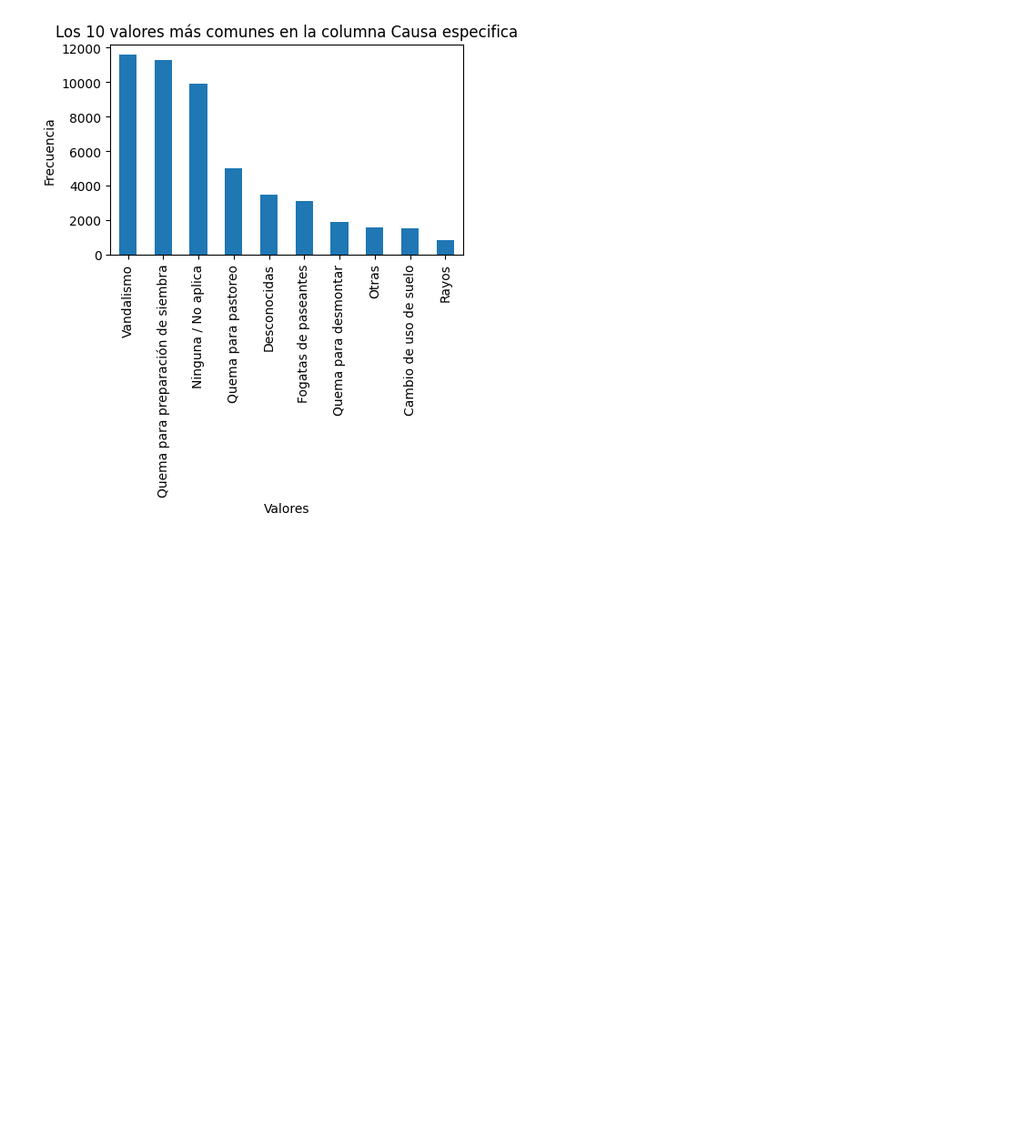
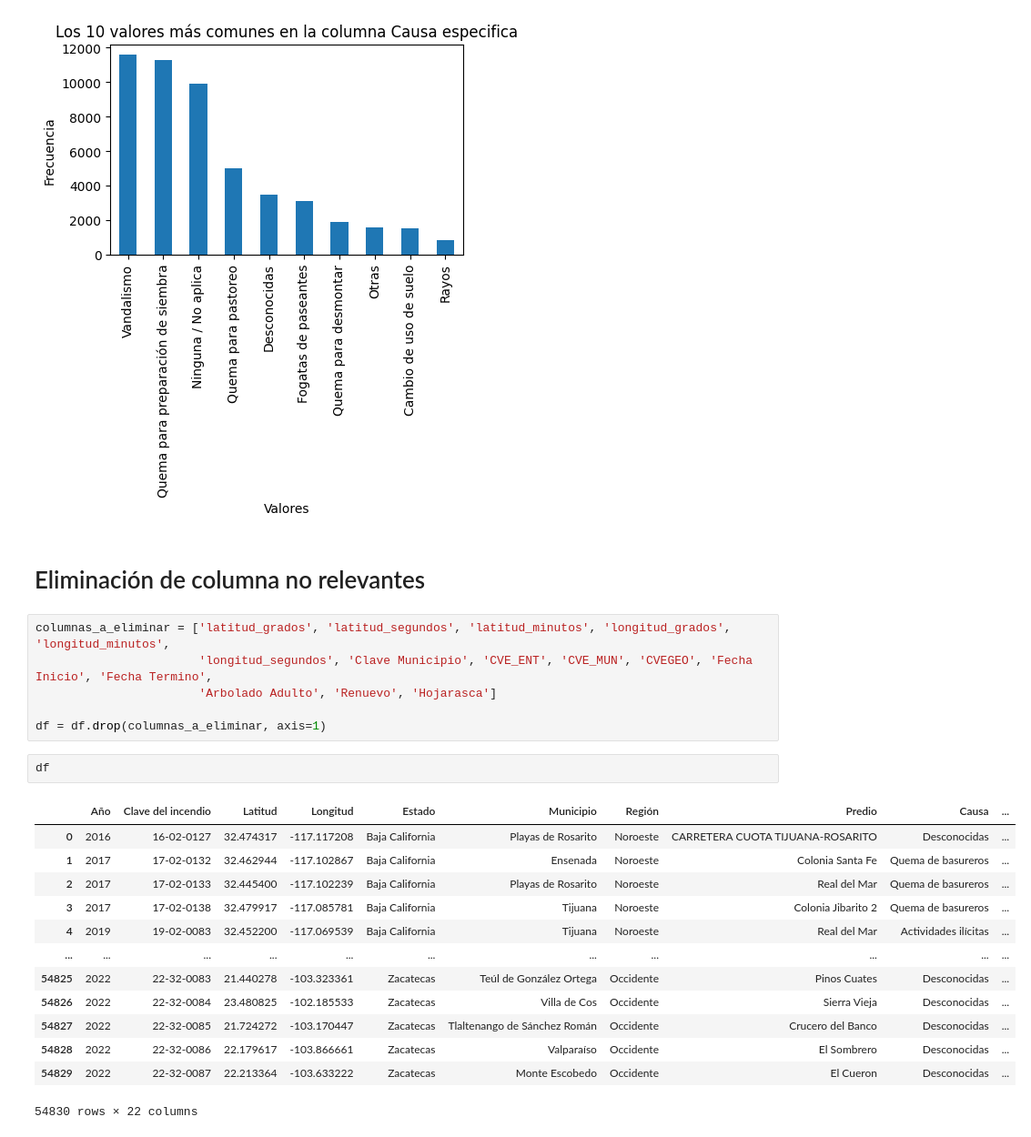
Before and after one commit to IrvingJ22/ForestFires_Mexico, a Jupyter notebook: firesData.ipynb, the cells around one changed output. Shown: that part at 91% size. Saved outputs shown, nothing was run; the diff lists cells and outputs as text; blank space fills up the shorter version.

```diff
--- a/firesData.ipynb
+++ b/firesData.ipynb
@@ -97,3 +88,27 @@ plot_top_values(df, 'Región', 10)
 plot_top_values(df, 'Causa especifica',10)
 # %% [output]
 [figure]
+# %% [markdown]
+# Eliminación de columna no relevantes
+# %%
+columnas_a_eliminar = ['latitud_grados', 'latitud_segundos', 'latitud_minutos', 'longitud_grados', 'longitud_minutos',
+                       'longitud_segundos', 'Clave Municipio', 'CVE_ENT', 'CVE_MUN', 'CVEGEO', 'Fecha Inicio', 'Fecha Termino',
+                       'Arbolado Adulto', 'Renuevo', 'Hojarasca']
+
+df = df.drop(columnas_a_eliminar, axis=1)
+# %%
+df
+# %% [output]
+|  | Año | Clave del incendio | Latitud | Longitud | Estado | Municipio | Región | Predio | Causa | ... |
+| 0 | 2016 | 16-02-0127 | 32.474317 | -117.117208 | Baja California | Playas de Rosarito | Noroeste | CARRETERA CUOTA TIJUANA-ROSARITO | Desconocidas | ... |
+| 1 | 2017 | 17-02-0132 | 32.462944 | -117.102867 | Baja California | Ensenada | Noroeste | Colonia Santa Fe | Quema de basureros | ... |
+| 2 | 2017 | 17-02-0133 | 32.445400 | -117.102239 | Baja California | Playas de Rosarito | Noroeste | Real del Mar | Quema de basureros | ... |
+| 3 | 2017 | 17-02-0138 | 32.479917 | -117.085781 | Baja California | Tijuana | Noroeste | Colonia Jibarito 2 | Quema de basureros | ... |
+| 4 | 2019 | 19-02-0083 | 32.452200 | -117.069539 | Baja California | Tijuana | Noroeste | Real del Mar | Actividades ilícitas | ... |
+| ... | ... | ... | ... | ... | ... | ... | ... | ... | ... | ... |
+| 54825 | 2022 | 22-32-0083 | 21.440278 | -103.323361 | Zacatecas | Teúl de González Ortega | Occidente | Pinos Cuates | Desconocidas | ... |
+| 54826 | 2022 | 22-32-0084 | 23.480825 | -102.185533 | Zacatecas | Villa de Cos | Occidente | Sierra Vieja | Desconocidas | ... |
+| 54827 | 2022 | 22-32-0085 | 21.724272 | -103.170447 | Zacatecas | Tlaltenango de Sánchez Román | Occidente | Crucero del Banco | Desconocidas | ... |
+| 54828 | 2022 | 22-32-0086 | 22.179617 | -103.866661 | Zacatecas | Valparaíso | Occidente | El Sombrero | Desconocidas | ... |
+| 54829 | 2022 | 22-32-0087 | 22.213364 | -103.633222 | Zacatecas | Monte Escobedo | Occidente | El Cueron | Desconocidas | ... |
+54830 rows × 22 columns
```
Also changed, not shown: parts of 15 cells of this notebook.
